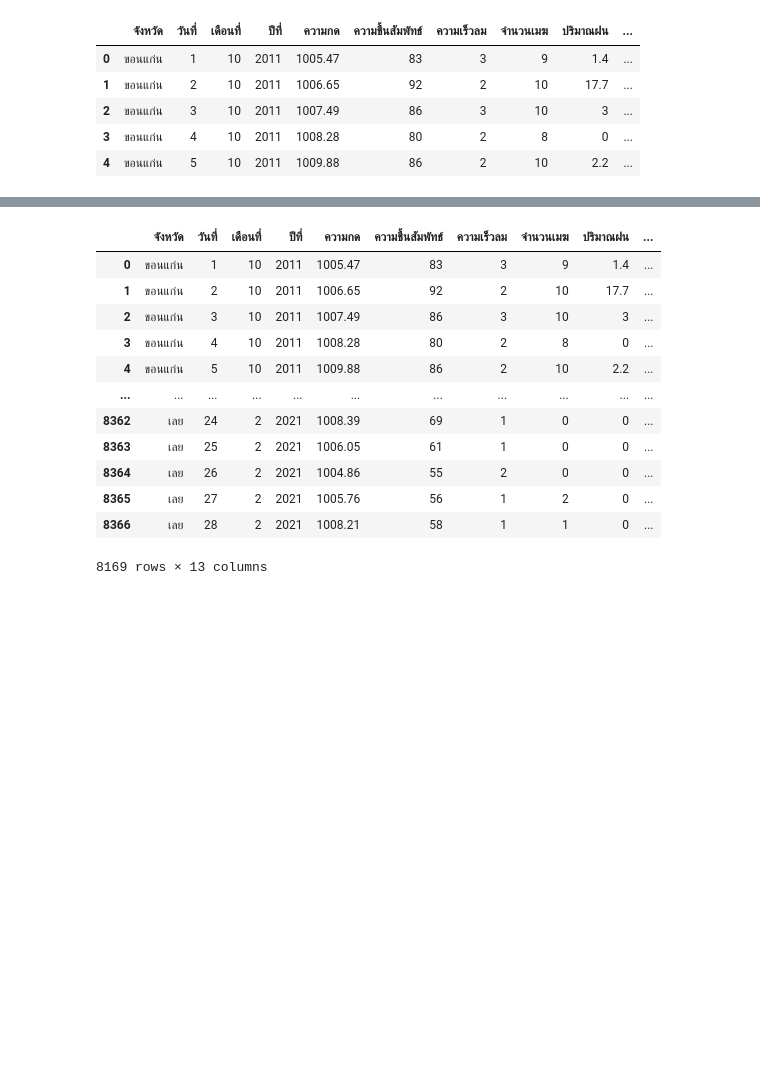
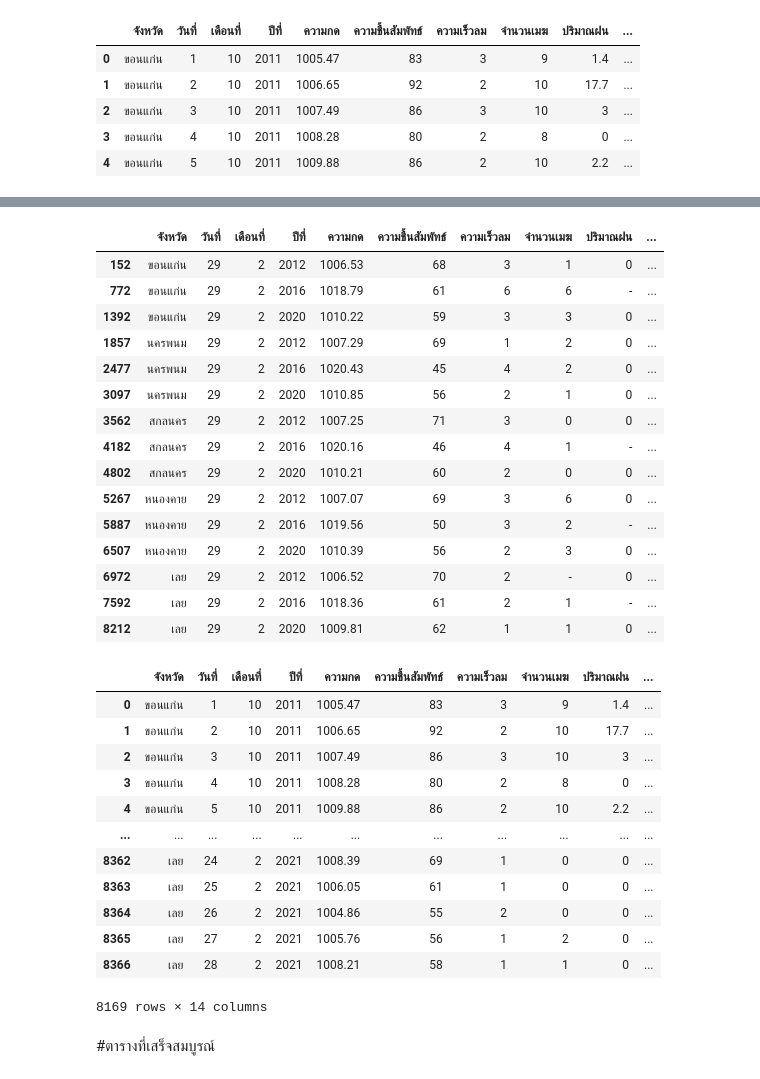
Before and after one commit to Kanchanasud/bsc_dpdm22, a Jupyter notebook: Quiz_Group_5_20_of_Midterm33.ipynb, the cells around one changed output, grey strips where cells are left out. Cells and saved outputs as stored; diff of their text form; code cells hidden in the pictures; blank space fills up the shorter version.

```diff
--- a/Quiz_Group_5_20_of_Midterm33.ipynb
+++ b/Quiz_Group_5_20_of_Midterm33.ipynb
@@ -780,0 +782,3 @@ import pandas as np
+# %%
+this_merge = merge7[merge7['เดือนที่']==2]
+this_merge
@@ -780,0 +799,20 @@ import pandas as np
+# %%
+this_merge2 = this_merge[this_merge['วันที่']==29]
+this_merge2
+# %% [output]
+|  | จังหวัด | วันที่ | เดือนที่ | ปีที่ | ความกด | ความชื้นสัมพัทธ์ | ความเร็วลม | จำนวนเมฆ | ปริมาณฝน | ... |
+| 152 | ขอนแก่น | 29 | 2 | 2012 | 1006.53 | 68 | 3 | 1 | 0 | ... |
+| 772 | ขอนแก่น | 29 | 2 | 2016 | 1018.79 | 61 | 6 | 6 | - | ... |
+| 1392 | ขอนแก่น | 29 | 2 | 2020 | 1010.22 | 59 | 3 | 3 | 0 | ... |
+| 1857 | นครพนม | 29 | 2 | 2012 | 1007.29 | 69 | 1 | 2 | 0 | ... |
+| 2477 | นครพนม | 29 | 2 | 2016 | 1020.43 | 45 | 4 | 2 | 0 | ... |
+| 3097 | นครพนม | 29 | 2 | 2020 | 1010.85 | 56 | 2 | 1 | 0 | ... |
+| 3562 | สกลนคร | 29 | 2 | 2012 | 1007.25 | 71 | 3 | 0 | 0 | ... |
+| 4182 | สกลนคร | 29 | 2 | 2016 | 1020.16 | 46 | 4 | 1 | - | ... |
+| 4802 | สกลนคร | 29 | 2 | 2020 | 1010.21 | 60 | 2 | 0 | 0 | ... |
+| 5267 | หนองคาย | 29 | 2 | 2012 | 1007.07 | 69 | 3 | 6 | 0 | ... |
+| 5887 | หนองคาย | 29 | 2 | 2016 | 1019.56 | 50 | 3 | 2 | - | ... |
+| 6507 | หนองคาย | 29 | 2 | 2020 | 1010.39 | 56 | 2 | 3 | 0 | ... |
+| 6972 | เลย | 29 | 2 | 2012 | 1006.52 | 70 | 2 | - | 0 | ... |
+| 7592 | เลย | 29 | 2 | 2016 | 1018.36 | 61 | 2 | 1 | - | ... |
+| 8212 | เลย | 29 | 2 | 2020 | 1009.81 | 62 | 1 | 1 | 0 | ... |
@@ -781,8 +833,8 @@ import pandas as np
 # %%
-d_m_y=["ปีที่","เดือนที่","วันที่"]
-merge7['date'] = merge7[d_m_y].apply(lambda x: '-'.join(x.values.astype(str)), axis="columns")
-merge7['date'] = pd.to_datetime(merge7['date'], errors='coerce')
-merge7 = merge7.dropna(subset=['date'])
+columns =["วันที่","เดือนที่","ปีที่"] #สร้าง Series จาก List
+merge7['ว/ด/ป'] = merge7[columns].apply(lambda x: '-'.join(x.values.astype(str)), axis="columns")
+merge7['ว/ด/ป'] = pd.to_datetime(merge7['ว/ด/ป'], errors='coerce')
+merge7 = merge7.dropna(subset=['ว/ด/ป'])
 merge7
 # %% [output]
 |  | จังหวัด | วันที่ | เดือนที่ | ปีที่ | ความกด | ความชื้นสัมพัทธ์ | ความเร็วลม | จำนวนเมฆ | ปริมาณฝน | ... |
@@ -797,4 +849,4 @@ merge7
 | 8364 | เลย | 26 | 2 | 2021 | 1004.86 | 55 | 2 | 0 | 0 | ... |
 | 8365 | เลย | 27 | 2 | 2021 | 1005.76 | 56 | 1 | 2 | 0 | ... |
 | 8366 | เลย | 28 | 2 | 2021 | 1008.21 | 58 | 1 | 1 | 0 | ... |
-8169 rows × 13 columns
+8169 rows × 14 columns
@@ -806,0 +855,2 @@ merge7
+# %% [markdown]
+#ตารางที่เสร็จสมบูรณ์
```
Also changed, not shown: parts of 13 cells of this notebook.
